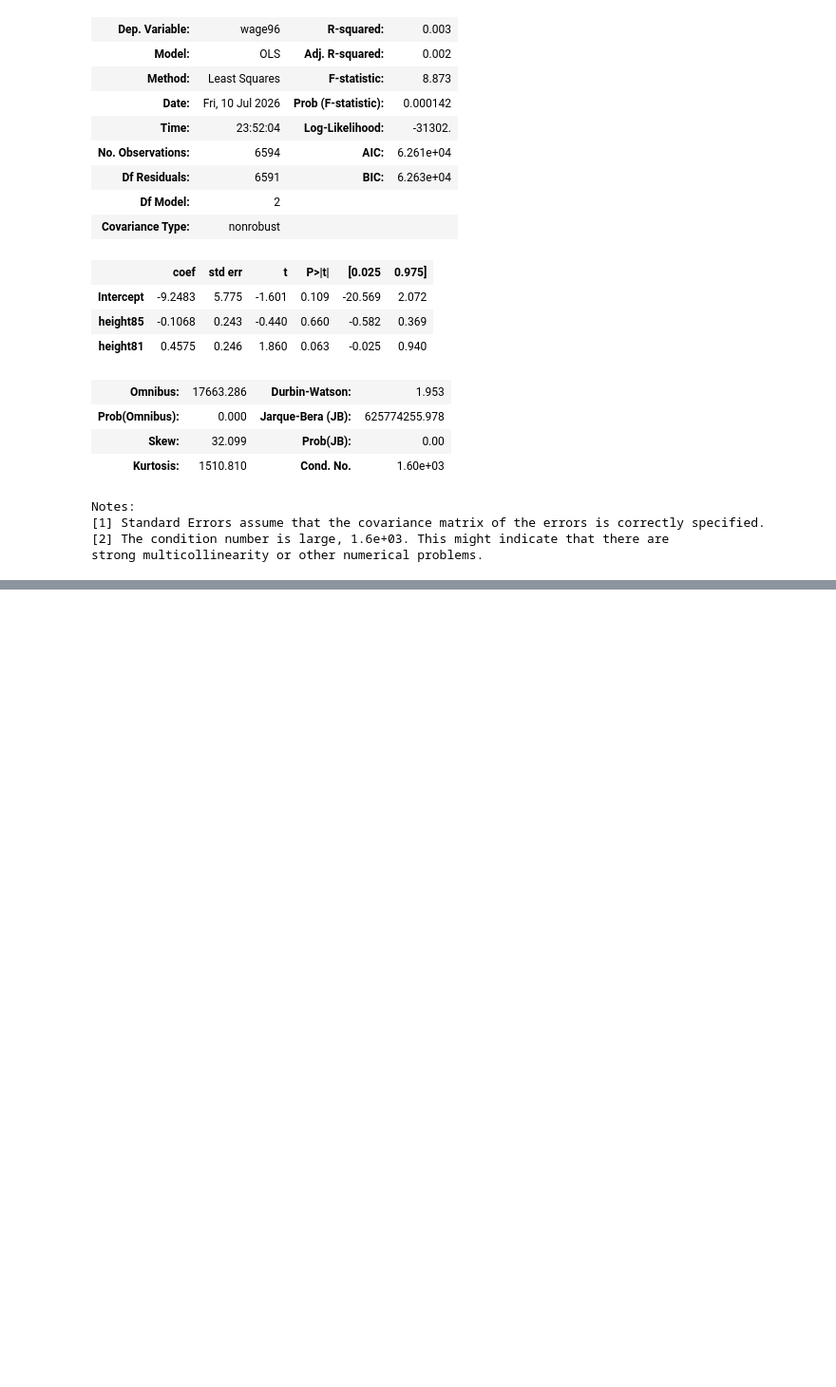
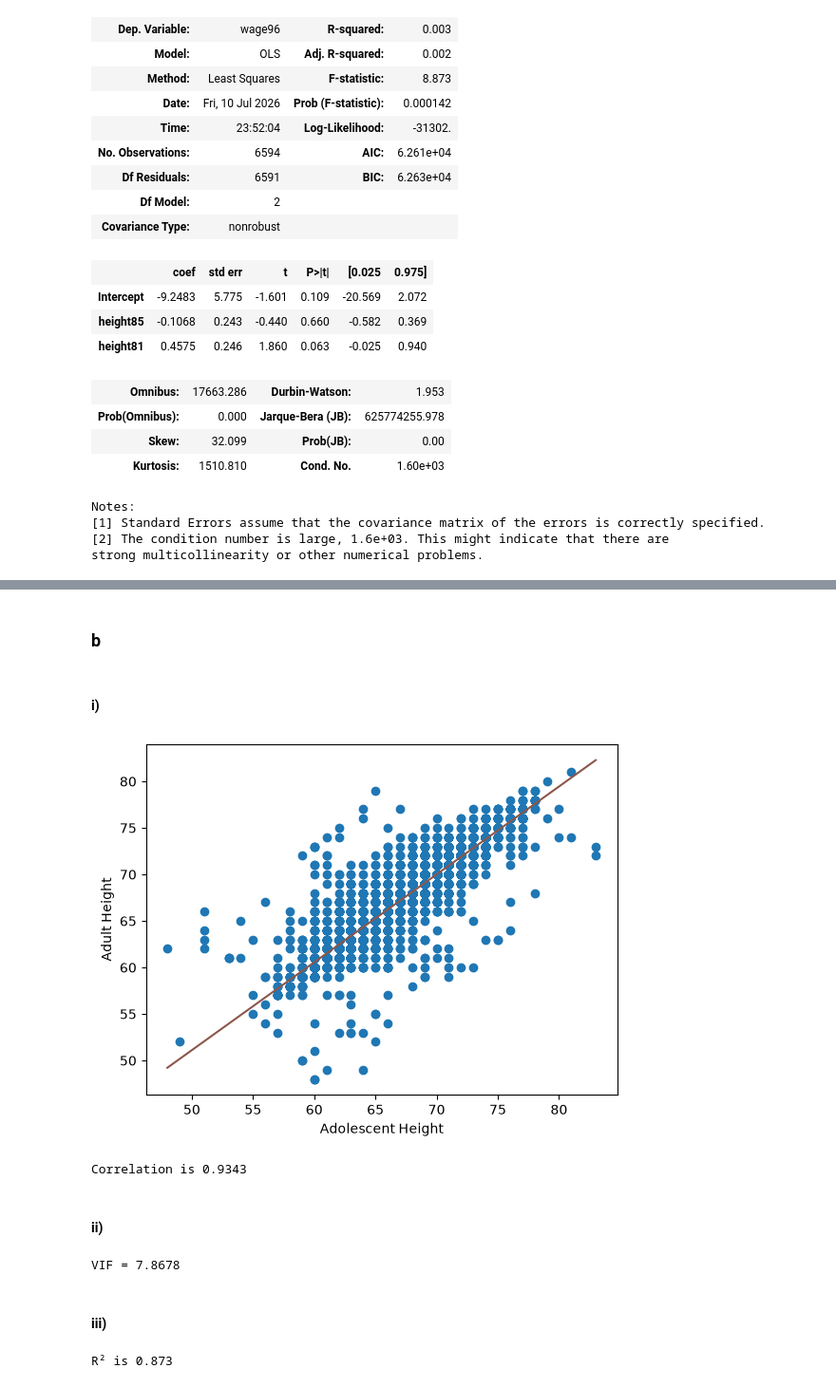
Before and after one commit to ani-research/Python-Companion-For-Real-Econometrics-by-M.Bailey, a Jupyter notebook: chapters/chapter05.ipynb, the cells around one changed output, grey strips where cells are left out. Shown at 95% size. Drawn from its saved outputs; the diff is of its cells as text; code cells hidden in the pictures; blank space fills up the shorter version.

```diff
--- a/chapters/chapter05.ipynb
+++ b/chapters/chapter05.ipynb
@@ -405,0 +429,63 @@ Adult hight coefficient changed from 0.3148 to -0.1068 and from significant to i
+# %% [markdown]
+### b
+# %% [markdown]
+#### i)
+# %%
+fig, ax = plt.subplots()
+
+# Scatter
+ax.scatter(HiWeDF["height81"], HiWeDF["height85"])
+ax.set_xlabel("Adolescent Height")
+ax.set_ylabel("Adult Height")
+
+
+# OLS
+ols = smf.ols(
+    "height85 ~ height81",          # independent= omitted variable
+    data=HiWeDF
+).fit()
+
+# Smooth x-values
+x = np.linspace(
+    HiWeDF["height81"].min(),
+    HiWeDF["height81"].max(),
+    100
+)
+
+# Predicted y-values
+y = (
+    ols.params["Intercept"]
+    + ols.params["height81"] * x
+)
+
+# Regression line
+ax.plot(x, y, color="C5")
+
+plt.show()
+# %% [output]
+[figure, added]
+# %%
+cm = HiWeDF[["height81", "height85"]].corr()
+
+
+#at[] for using names of rows and columns to get a single value
+#iat[] for using just numbers, here we only need any of the principle diagonal's values so we use iat
+
+print("Correlation is", f"{cm.iat[0, 1]:.4f}")
+# %% [output]
+Correlation is 0.9343
+# %% [markdown]
+#### ii)
+# %%
+vif= 1/(1-ols.rsquared)#1           # #1 means that in aux equation, X1 is dependent
+
+print("VIF =", f"{vif:.4f}")
+#Because we have only 1 auxiliary equation we only have one VIF
+# %% [output]
+VIF = 7.8678
+# %% [markdown]
+#### iii)
+# %%
+print("R² is",f"{ols.rsquared:.3f}")
+# %% [output]
+R² is 0.873
```
Also changed, not shown: parts of 8 cells of this notebook, 1 other file.
